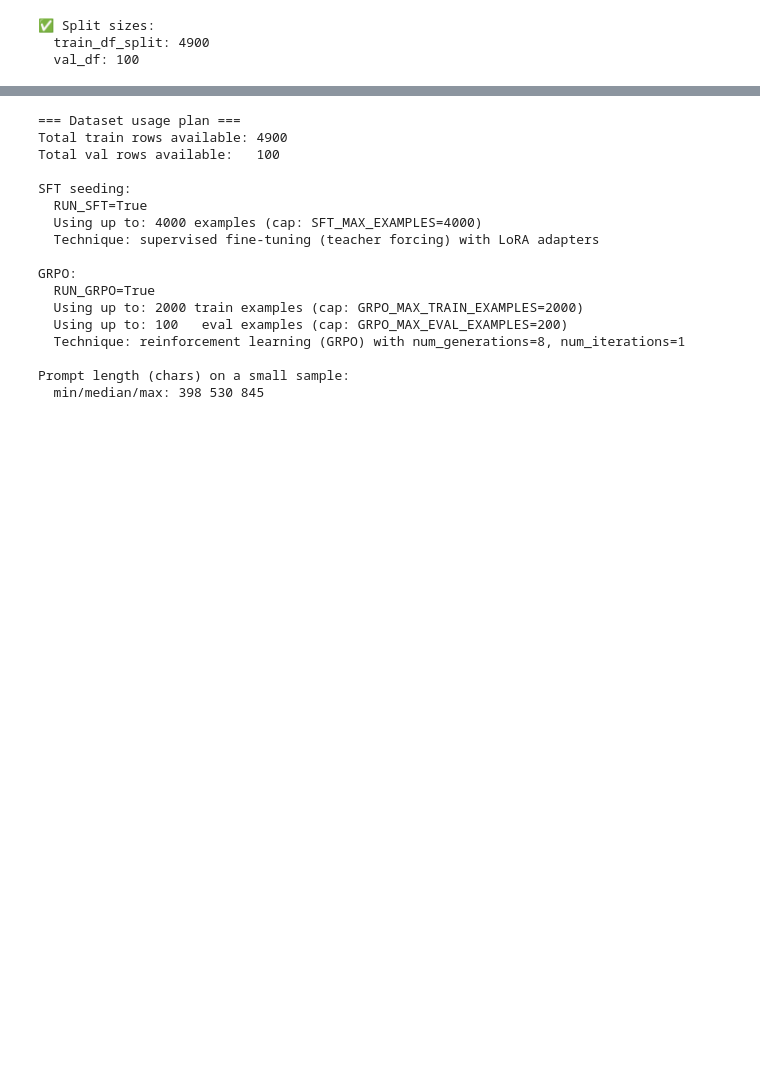
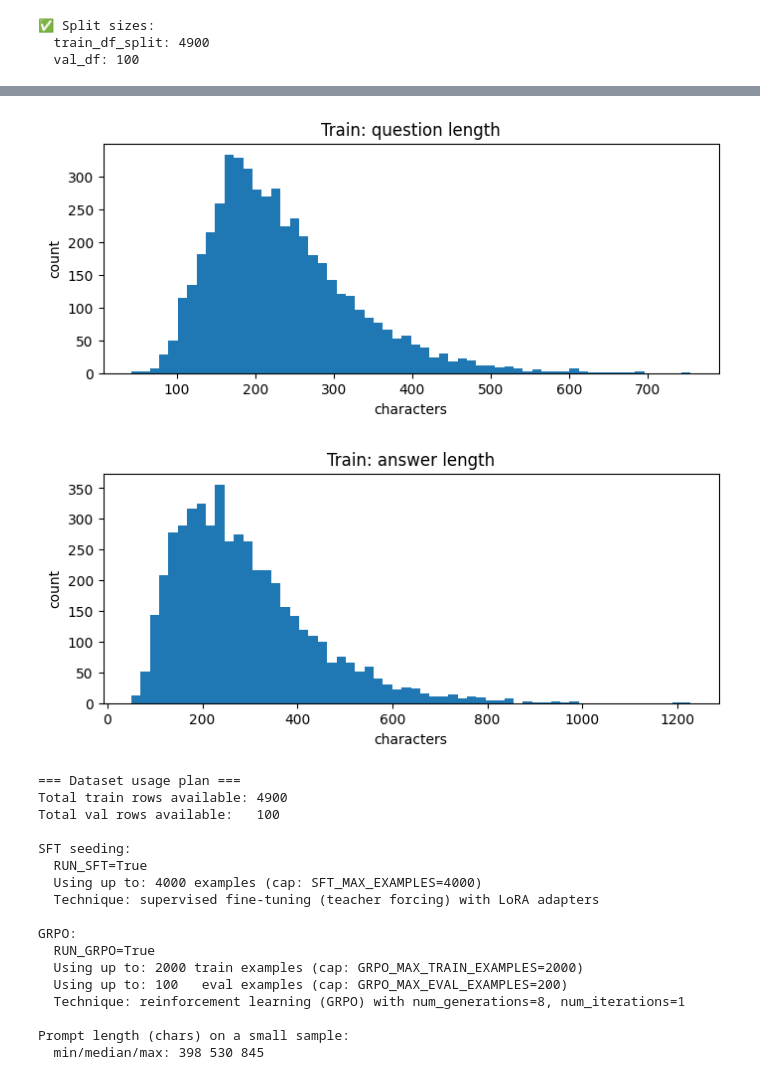
Before and after one commit to DiegoHurtad0/tunix-gemma-reasoning-traces, a Jupyter notebook: production-grade-fine-tuning-of-gemma-3-1b-with-tu.ipynb, the cells around one changed output, grey strips where cells are left out. Cells and saved outputs as stored; diff of their text form; code cells hidden in the pictures; blank space fills up the shorter version.

```diff
--- a/production-grade-fine-tuning-of-gemma-3-1b-with-tu.ipynb
+++ b/production-grade-fine-tuning-of-gemma-3-1b-with-tu.ipynb
@@ -906,3 +990,30 @@ print("  val_df:", len(val_df))
+# %%
+# =========================
+# 7.2) Visualization: question/answer length distributions (chars)
+# =========================
+import matplotlib.pyplot as plt
+import numpy as np
+
+def plot_hist(series: pd.Series, title: str, bins: int = 60):
+    x = series.dropna().astype(str).map(len)
+    if len(x) == 0:
+        print(f"⚠️ No data for: {title}")
+        return
+    plt.figure(figsize=(8, 3))
+    plt.hist(x, bins=bins)
+    plt.title(title)
+    plt.xlabel("characters")
+    plt.ylabel("count")
+    plt.show()
+
+# Use the split we actually train on
+if q_col in train_df_split.columns:
+    plot_hist(train_df_split[q_col], f"Train: {q_col} length")
+if a_col is not None and a_col in train_df_split.columns:
+    plot_hist(train_df_split[a_col], f"Train: {a_col} length")
+# %% [output]
+[figure, added]
+[figure, added]
 # %%
 
 # =========================
```
Also changed, not shown: parts of 46 cells of this notebook.
